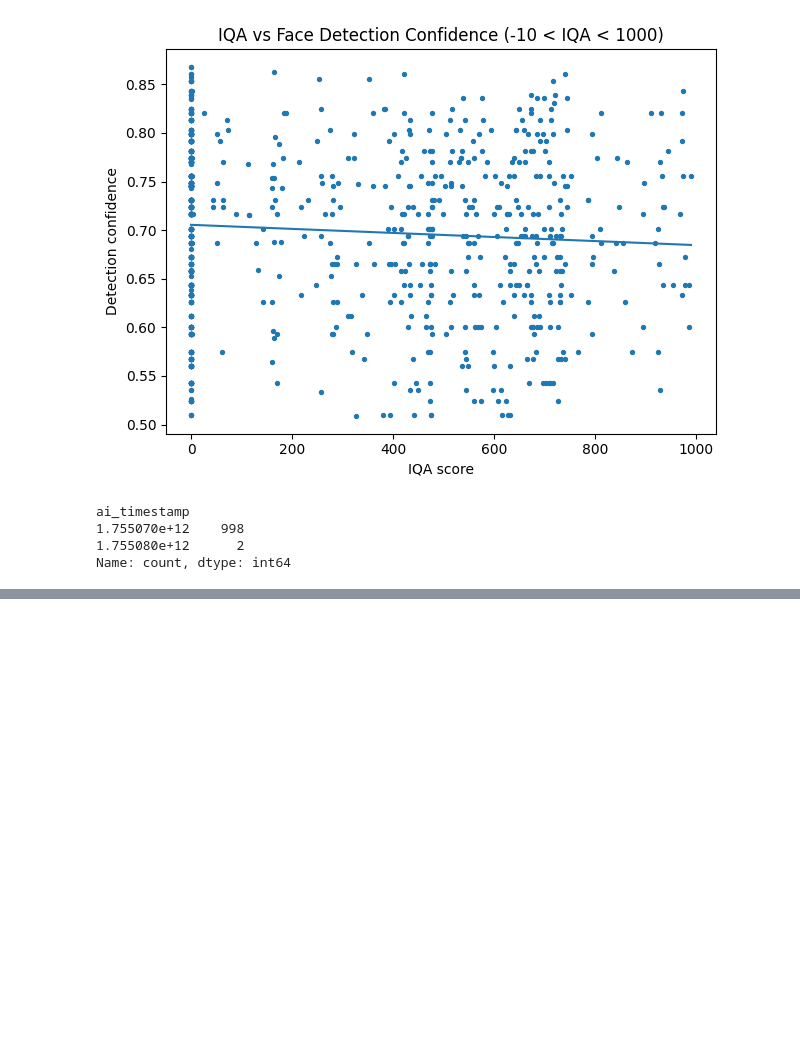
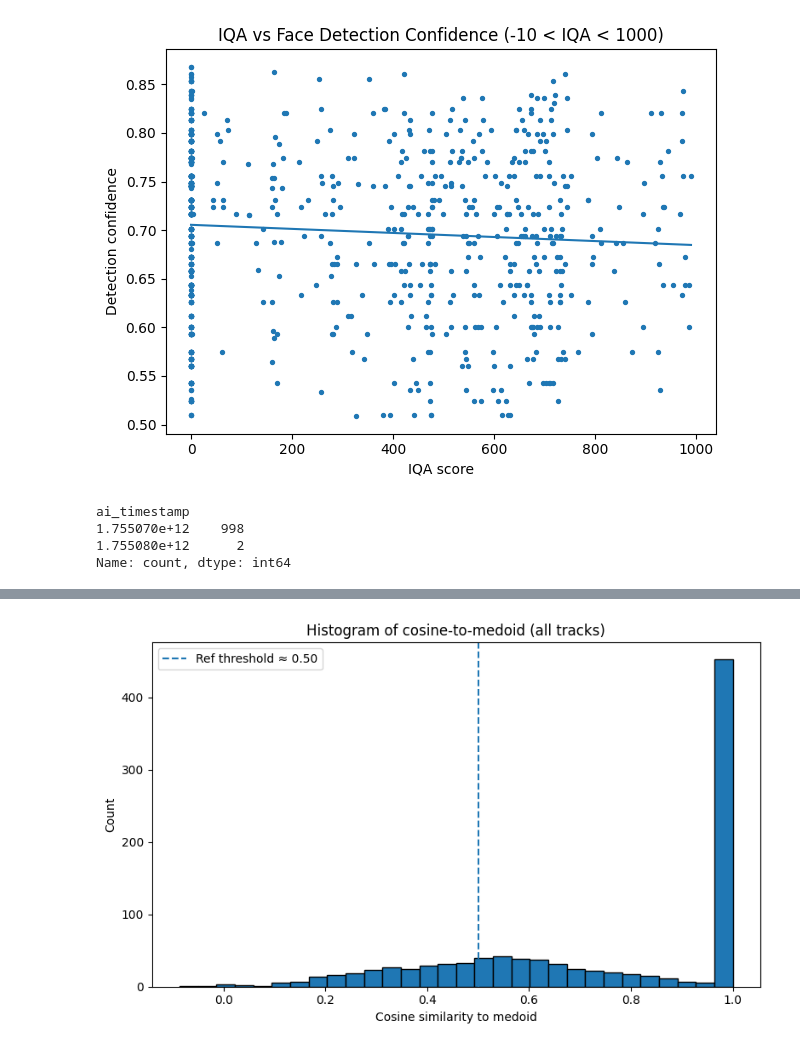
Before and after one commit to hoaghiepp/Cam-Log-Analysis, a Jupyter notebook: cam_log_analysis.ipynb, the cells around one changed output, grey strips where cells are left out. Saved outputs shown, nothing was run; the diff lists cells and outputs as text; code cells hidden in the pictures; blank space fills up the shorter version.

```diff
--- a/cam_log_analysis.ipynb
+++ b/cam_log_analysis.ipynb
@@ -244,0 +245,5 @@ df/
+# %%
+import ast
+
+
+df['vector'] = df['vector'].apply(lambda x: np.array(ast.literal_eval(x), dtype=float))
@@ -244,0 +354,6 @@ df/
+# %%
+# Join a few context columns back (time for timeline, etc.)
+context_cols = [c for c in ['event_datetime'] if c in df.columns]
+report = report.merge(df[['face_track_id'] + context_cols],
+                      left_index=True, right_index=True,
+                      how="left", suffixes=("", "_df"))
@@ -244,0 +369,14 @@ df/
+# %%
+plt.figure(figsize=(8,5))
+plt.hist(report["cos_to_medoid"].values, bins=30, edgecolor="black")
+# draw a global reference threshold (use median of per-track thr or a fixed)
+thr_global = np.median(track_summary["thr_used"])
+plt.axvline(thr_global, linestyle="--", label=f"Ref threshold ≈ {thr_global:.2f}")
+plt.title("Histogram of cosine-to-medoid (all tracks)")
+plt.xlabel("Cosine similarity to medoid")
+plt.ylabel("Count")
+plt.legend()
+plt.tight_layout()
+plt.show()
+# %% [output]
+[figure, added]
```
Also changed, not shown: parts of 28 cells of this notebook.
